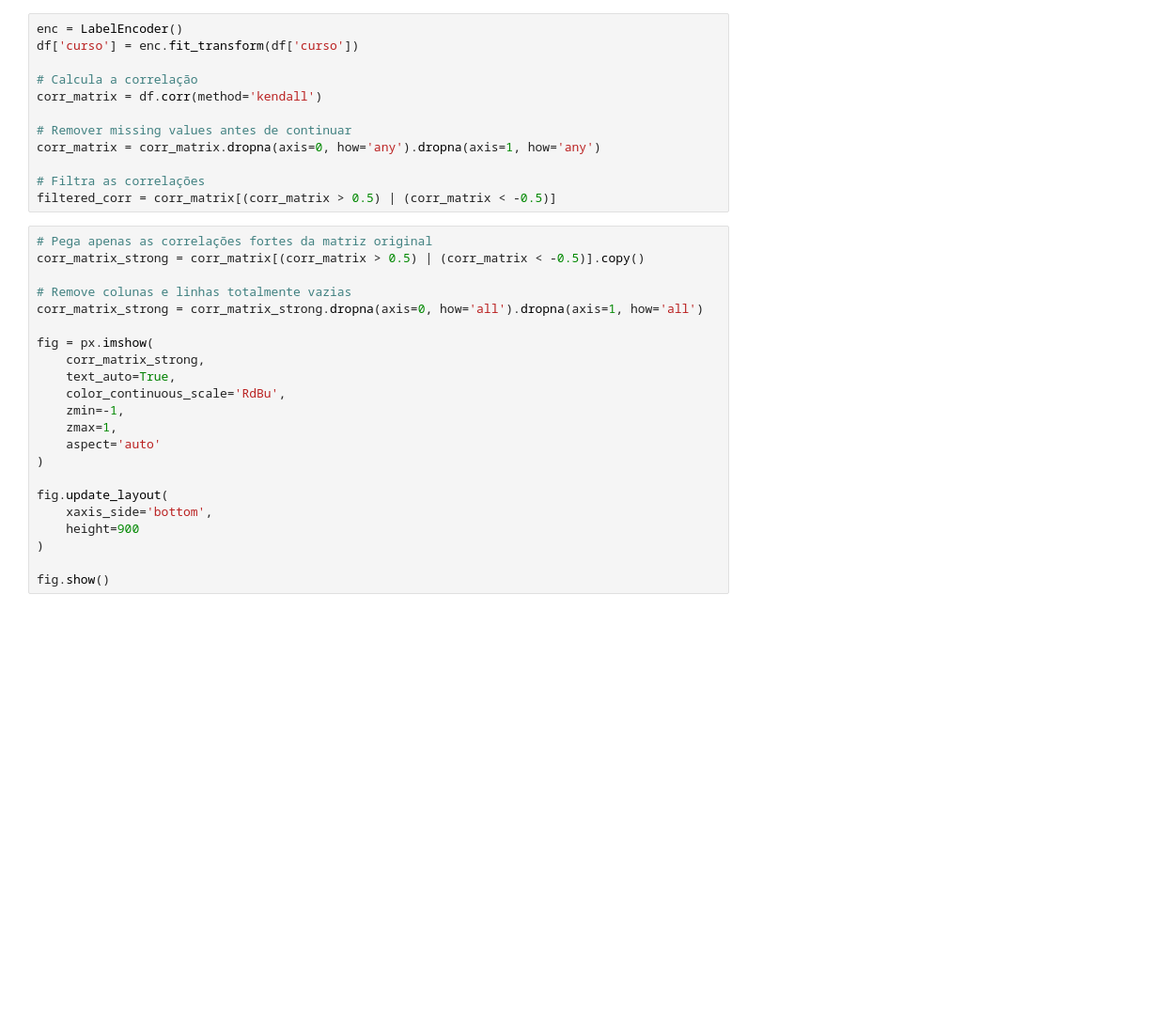
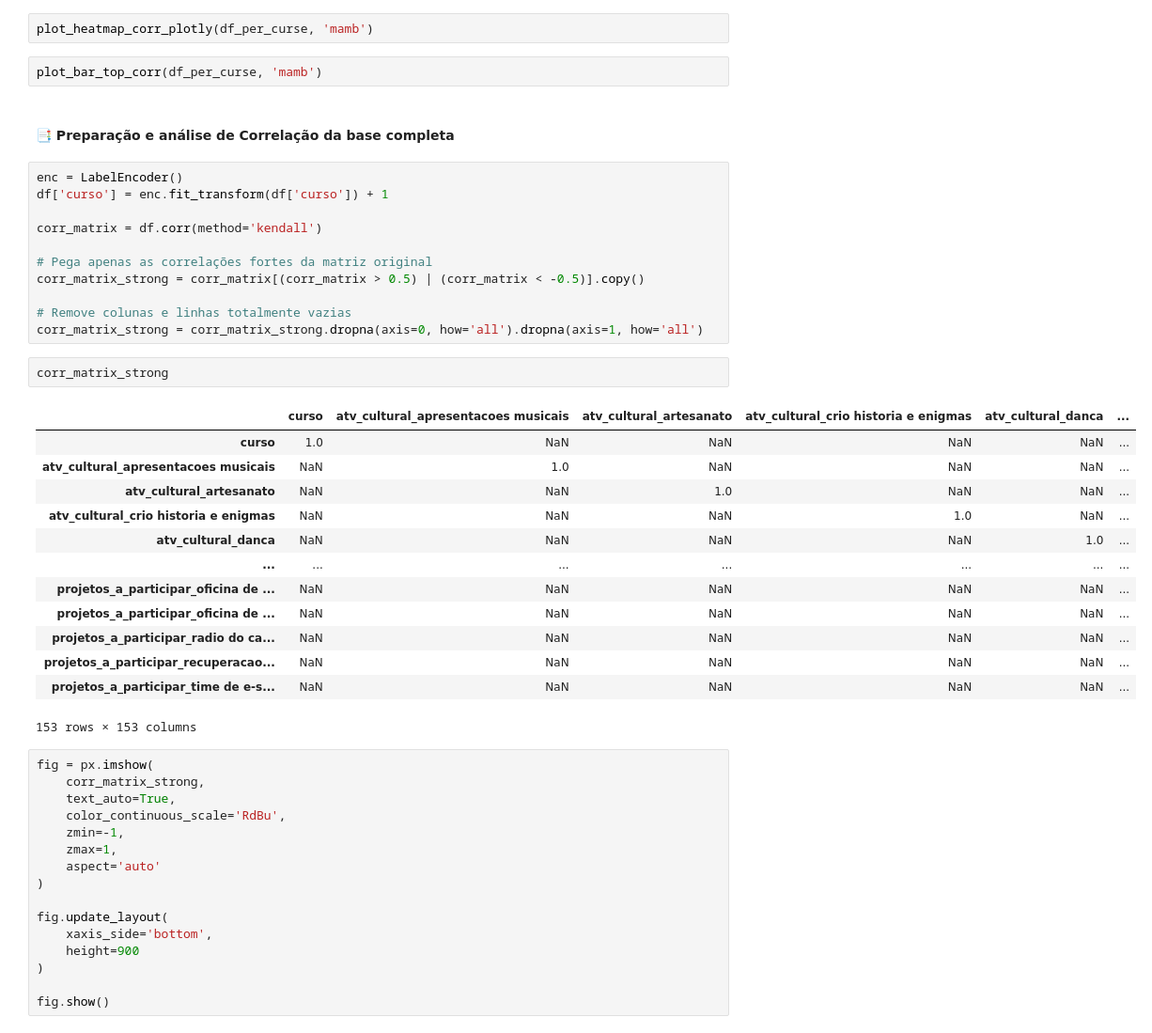
Before and after one commit to joao-rod/tcc, a Jupyter notebook: notebooks/Correlation/correlation.ipynb, the cells around one changed output. Shown at 94% size. Drawn from its saved outputs; the diff is of its cells as text; blank space fills up the shorter version.

```diff
--- a/notebooks/Correlation/correlation.ipynb
+++ b/notebooks/Correlation/correlation.ipynb
@@ -28,22 +161,37 @@ df
+# %%
+plot_heatmap_corr_plotly(df_per_curse, 'mamb')
+# %%
+plot_bar_top_corr(df_per_curse, 'mamb')
+# %% [markdown]
+#### 📑 Preparação e análise de Correlação da base completa
 # %%
 enc = LabelEncoder()
-df['curso'] = enc.fit_transform(df['curso'])
+df['curso'] = enc.fit_transform(df['curso']) + 1
 
-# Calcula a correlação
 corr_matrix = df.corr(method='kendall')
 
-# Remover missing values antes de continuar
-corr_matrix = corr_matrix.dropna(axis=0, how='any').dropna(axis=1, how='any')
+# Pega apenas as correlações fortes da matriz original
+corr_matrix_strong = corr_matrix[(corr_matrix > 0.5) | (corr_matrix < -0.5)].copy()
 
-# Filtra as correlações
-filtered_corr = corr_matrix[(corr_matrix > 0.5) | (corr_matrix < -0.5)]
+# Remove colunas e linhas totalmente vazias
+corr_matrix_strong = corr_matrix_strong.dropna(axis=0, how='all').dropna(axis=1, how='all')
+# %%
+corr_matrix_strong
+# %% [output]
+|  | curso | atv_cultural_apresentacoes musicais | atv_cultural_artesanato | atv_cultural_crio historia e enigmas | atv_cultural_danca | ... |
+| curso | 1.0 | NaN | NaN | NaN | NaN | ... |
+| atv_cultural_apresentacoes musicais | NaN | 1.0 | NaN | NaN | NaN | ... |
+| atv_cultural_artesanato | NaN | NaN | 1.0 | NaN | NaN | ... |
+| atv_cultural_crio historia e enigmas | NaN | NaN | NaN | 1.0 | NaN | ... |
+| atv_cultural_danca | NaN | NaN | NaN | NaN | 1.0 | ... |
+| ... | ... | ... | ... | ... | ... | ... |
+| projetos_a_participar_oficina de ... | NaN | NaN | NaN | NaN | NaN | ... |
+| projetos_a_participar_oficina de ... | NaN | NaN | NaN | NaN | NaN | ... |
+| projetos_a_participar_radio do ca... | NaN | NaN | NaN | NaN | NaN | ... |
+| projetos_a_participar_recuperacao... | NaN | NaN | NaN | NaN | NaN | ... |
+| projetos_a_participar_time de e-s... | NaN | NaN | NaN | NaN | NaN | ... |
+153 rows × 153 columns
 # %%
-# Pega apenas as correlações fortes da matriz original
-corr_matrix_strong = corr_matrix[(corr_matrix > 0.5) | (corr_matrix < -0.5)].copy()
-
-# Remove colunas e linhas totalmente vazias
-corr_matrix_strong = corr_matrix_strong.dropna(axis=0, how='all').dropna(axis=1, how='all')
-
 fig = px.imshow(
     corr_matrix_strong,
     text_auto=True,
```
Also changed, not shown: parts of 13 cells of this notebook, 1 other file.
